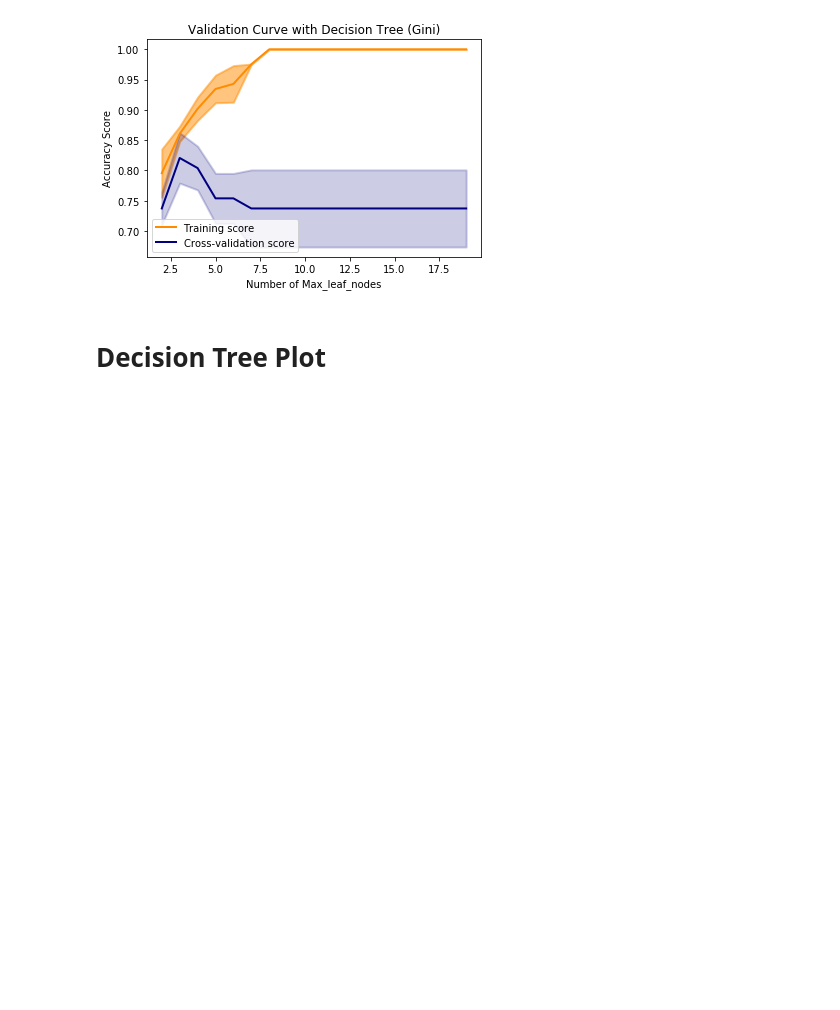
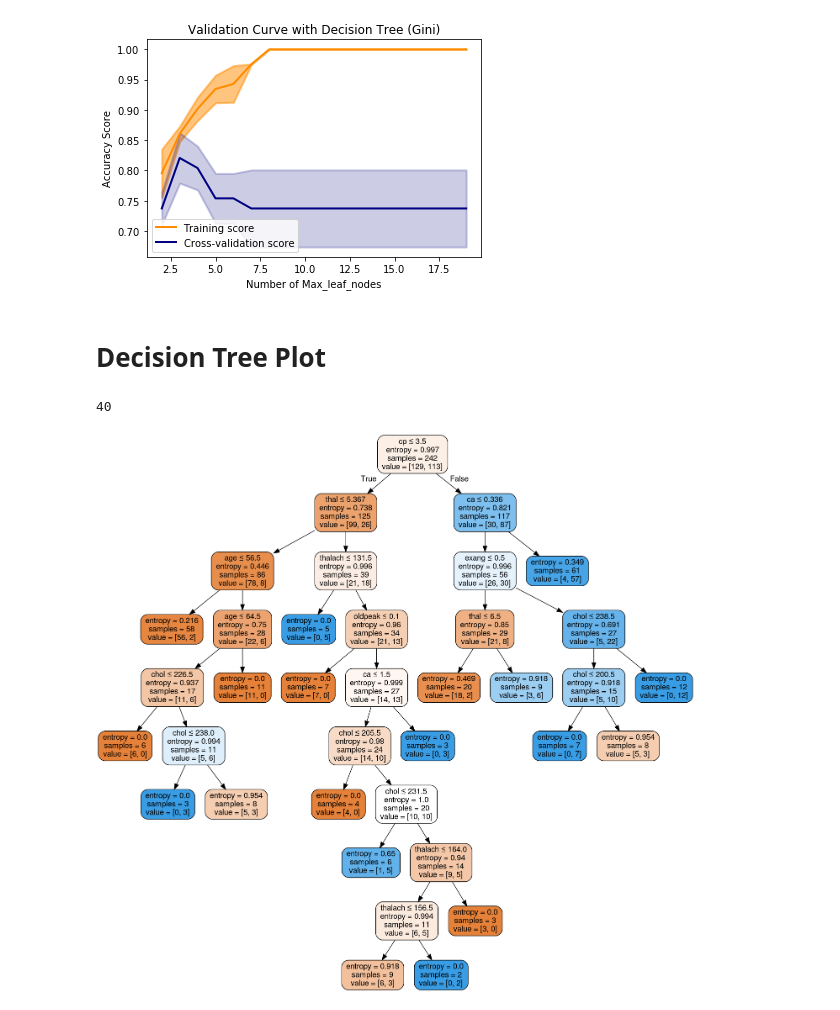
Before and after one commit to mattCoretex/Machine-Learning-Experimentation, a Jupyter notebook: SENG 474/a1-cleveland-heart-disease/Snippets.ipynb, the cells around one changed output. Cells and saved outputs as stored; diff of their text form; code cells hidden in the pictures; blank space fills up the shorter version.

Commit message:
include decision tree plot

```diff
--- a/SENG 474/a1-cleveland-heart-disease/Snippets.ipynb
+++ b/SENG 474/a1-cleveland-heart-disease/Snippets.ipynb
@@ -97,3 +97,46 @@ graph_validation_curve(scores[1][0], scores[1][1], param_range, x_title, y_title
 [figure]
 # %% [markdown]
 # Decision Tree Plot
+# %%
+#for visualization only
+from sklearn.tree import export_graphviz
+from IPython.display import Image
+from sklearn import tree
+import pydotplus
+
+classifier = DecisionTreeClassifier(criterion = 'entropy', random_state = 1)
+classifier.fit(X_train, y_train)
+target_names = ['class 0', 'class 1,2,3,4']
+y_pred = classifier.predict(X_test)
+
+################################################################
+#post pruning by David Dale :
+#https://stackoverflow.com/questions/49428469/pruning-decision-trees
+from sklearn.tree._tree import TREE_LEAF
+def prune_index(inner_tree, index, threshold):
+    if inner_tree.value[index].min() < threshold:
+        # turn node into a leaf by "unlinking" its children
+        inner_tree.children_left[index] = TREE_LEAF
+        inner_tree.children_right[index] = TREE_LEAF
+    # if there are shildren, visit them as well
+    if inner_tree.children_left[index] != TREE_LEAF:
+        prune_index(inner_tree, inner_tree.children_left[index], threshold)
+        prune_index(inner_tree, inner_tree.children_right[index], threshold)
+
+print(sum(classifier.tree_.children_left < 0))
+# start pruning from the root
+prune_index(classifier.tree_, 0, 5)
+sum(classifier.tree_.children_left < 0)
+################################################################
+
+dot_data = tree.export_graphviz(classifier, out_file=None,
+                filled=True, rounded=True,
+                special_characters=True, feature_names=df.columns[:-1])
+graph = pydotplus.graphviz.graph_from_dot_data(dot_data)
+Image(graph.create_png())
+
+#samples = # of trained samples
+#value = class probability
+# %% [output]
+40
+[figure, added]
```
